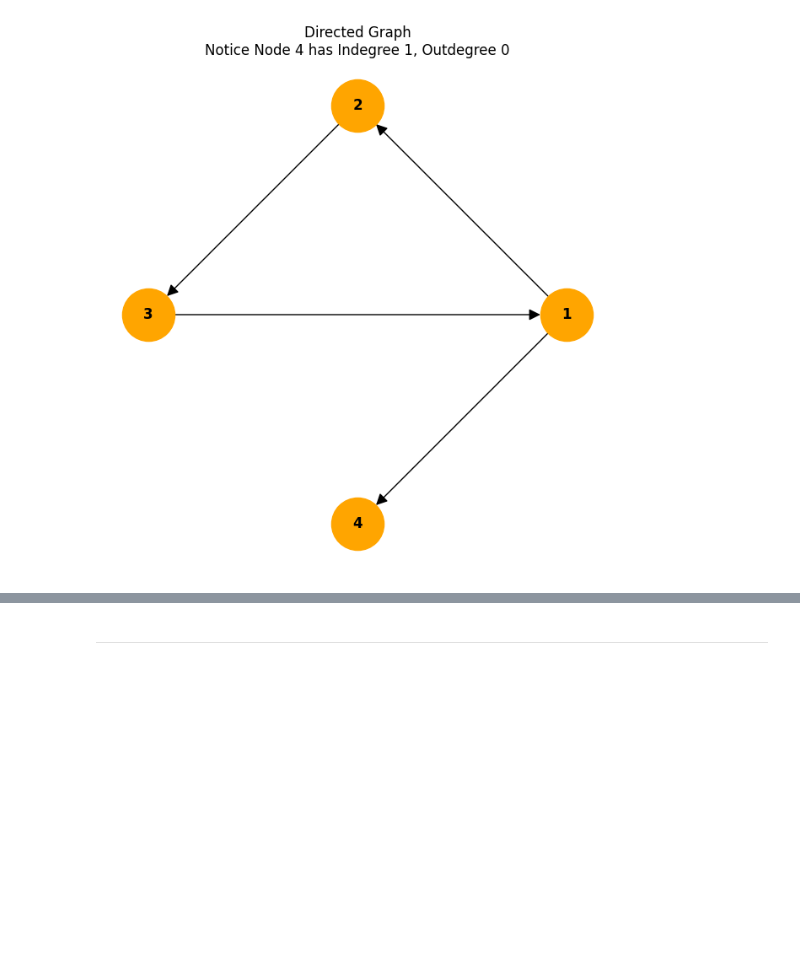
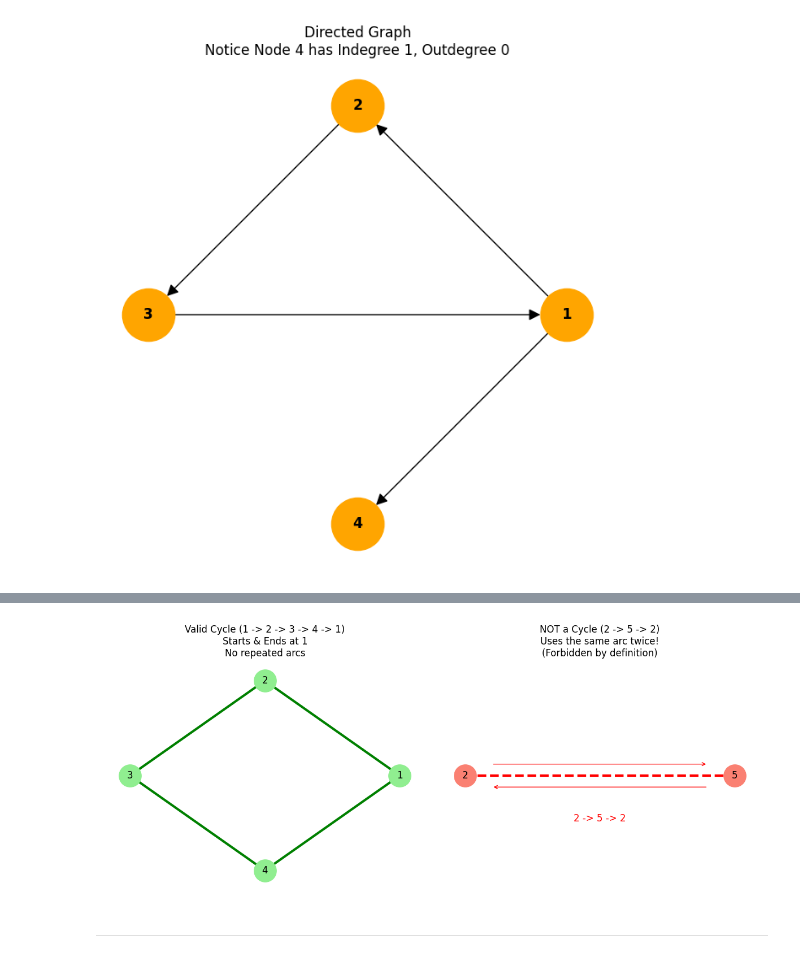
Before and after one commit to Ice-Citron/Project-Liberty, a Jupyter notebook: Copied/40008-Graphs-&-Algorithms/23-Jan.ipynb, the cells around one changed output, grey strips where cells are left out. Cells and saved outputs as stored; diff of their text form; code cells hidden in the pictures; blank space fills up the shorter version.

```diff
--- a/Copied/40008-Graphs-&-Algorithms/23-Jan.ipynb
+++ b/Copied/40008-Graphs-&-Algorithms/23-Jan.ipynb
@@ -2502,3 +2843,44 @@ Node | In | Out
+# %%
+import networkx as nx
+import matplotlib.pyplot as plt
+
+def visualize_cycle_concepts():
+    fig, axes = plt.subplots(1, 2, figsize=(12, 5))
+
+    # --- 1. A Valid Cycle ---
+    G_cycle = nx.Graph()
+    # A square shape (1-2-3-4-1)
+    cycle_edges = [(1, 2), (2, 3), (3, 4), (4, 1)]
+    G_cycle.add_edges_from(cycle_edges)
+
+    pos_cycle = nx.circular_layout(G_cycle)
+    nx.draw(G_cycle, pos_cycle, ax=axes[0], with_labels=True,
+            node_color='lightgreen', node_size=800, edge_color='green', width=3)
+    axes[0].set_title("Valid Cycle (1 -> 2 -> 3 -> 4 -> 1)\nStarts & Ends at 1\nNo repeated arcs")
+
+    # --- 2. Invalid 'Backtracking' ---
+    G_invalid = nx.Graph()
+    G_invalid.add_edge(2, 5)
+
+    pos_invalid = {2: (0,0), 5: (1,0)}
+    nx.draw(G_invalid, pos_invalid, ax=axes[1], with_labels=True,
+            node_color='salmon', node_size=800, edge_color='red', width=3, style='dashed')
+
+    # Annotate the backtracking
+    axes[1].annotate("", xy=(0.9, 0.05), xytext=(0.1, 0.05), arrowprops=dict(arrowstyle="->", color='red'))
+    axes[1].annotate("", xy=(0.1, -0.05), xytext=(0.9, -0.05), arrowprops=dict(arrowstyle="->", color='red'))
+    axes[1].text(0.5, -0.2, "2 -> 5 -> 2", ha='center', color='red', fontsize=12)
+
+    axes[1].set_title("NOT a Cycle (2 -> 5 -> 2)\nUses the same arc twice!\n(Forbidden by definition)")
+    axes[1].set_ylim(-0.5, 0.5)
+
+    plt.tight_layout()
+    plt.show()
+
+if __name__ == "__main__":
+    visualize_cycle_concepts()
+# %% [output]
+[figure, added]
 # %% [markdown]
 ---
 # %% [markdown]
```
Also changed, not shown: parts of 6 cells of this notebook, 1 other file.
